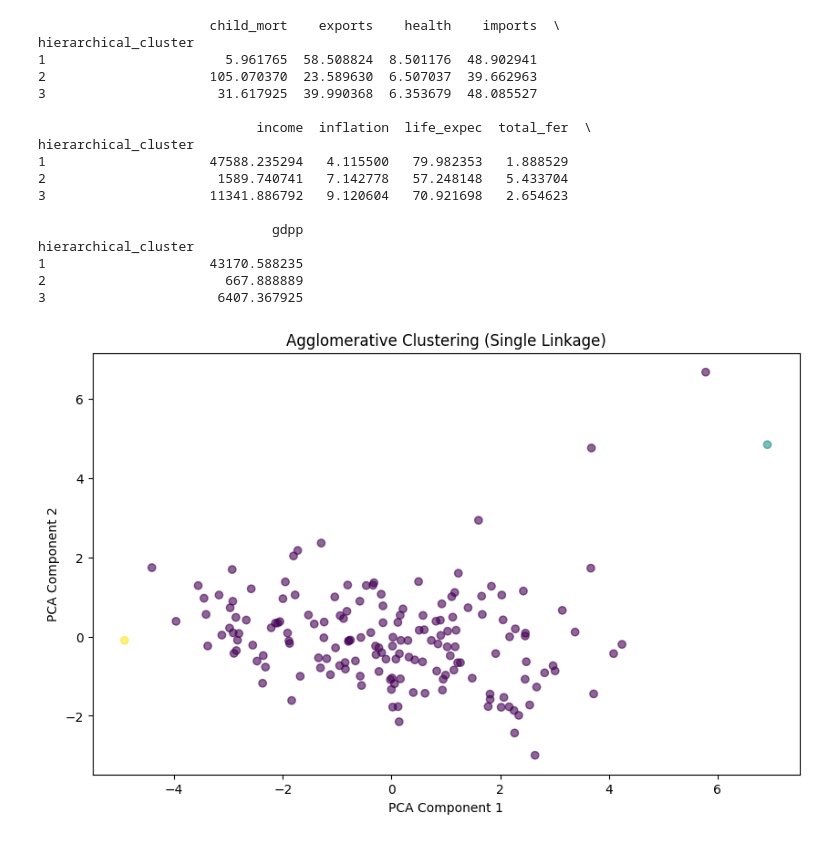
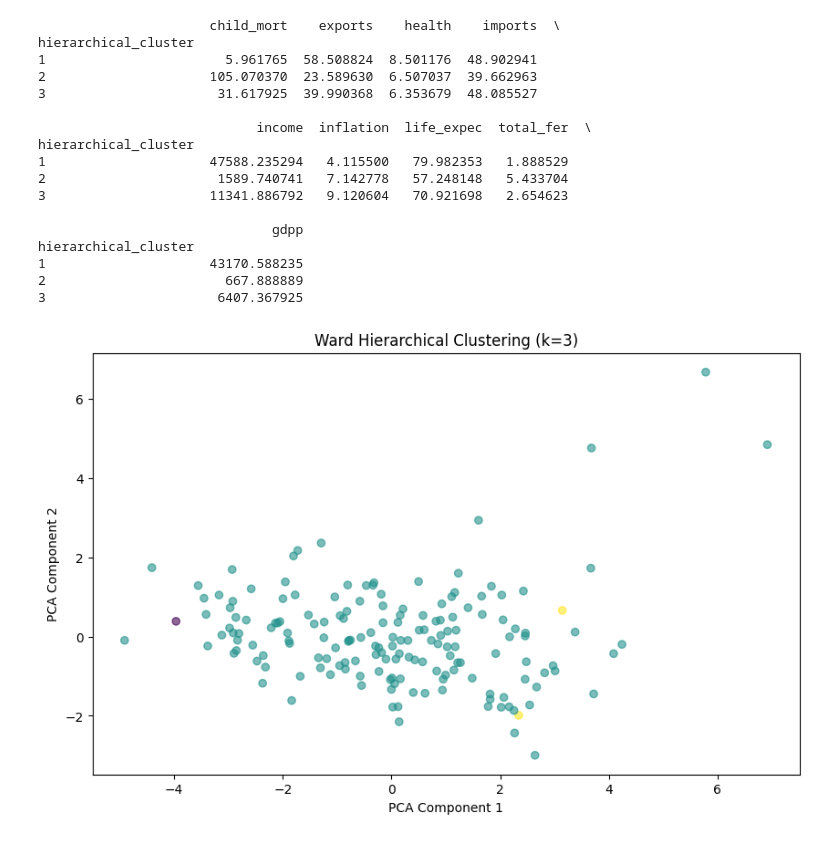
Before and after one commit to abe16s/Categorize-Countries, a Jupyter notebook: notebooks/hierarchical_clustering.ipynb, the cells around one changed output. Drawn from its saved outputs; the diff is of its cells as text; code cells hidden in the pictures.

Commit message:
Hierarchical usinf ward

```diff
--- a/notebooks/hierarchical_clustering.ipynb
+++ b/notebooks/hierarchical_clustering.ipynb
@@ -67,13 +67,22 @@ hierarchical_cluster
 2                       667.888889
 3                      6407.367925
 # %%
-from hierarchical import AgglomerativeClustering
+# from hierarchical import AgglomerativeClusteringWard
 
-# Fit the model
-agg = AgglomerativeClustering(n_clusters=3, linkage='single')
-agg.fit(X_scaled)
+# # Fit the model
+# agg = AgglomerativeClustering(n_clusters=3, linkage='single')
+# agg.fit(X_scaled)
 
-# Visualize clusters
-plot_clusters(X_scaled, agg.labels_, None, 'Agglomerative Clustering (Single Linkage)')
+# # Visualize clusters
+# plot_clusters(X_scaled, agg.labels_, None, 'Agglomerative Clustering (Single Linkage)')
-# %% [output]
-[figure, removed]
+# %%
+from hierarchical import AgglomerativeClusteringWard
+
+# Fit Ward's hierarchical clustering
+ward = AgglomerativeClusteringWard(n_clusters=3)
+ward.fit(X_scaled)
+
+# Visualize clusters
+plot_clusters(X_scaled, ward.labels_, None, 'Ward Hierarchical Clustering (k=3)')
+# %% [output]
+[figure, added]
```
Also changed, not shown: 1 other file.
